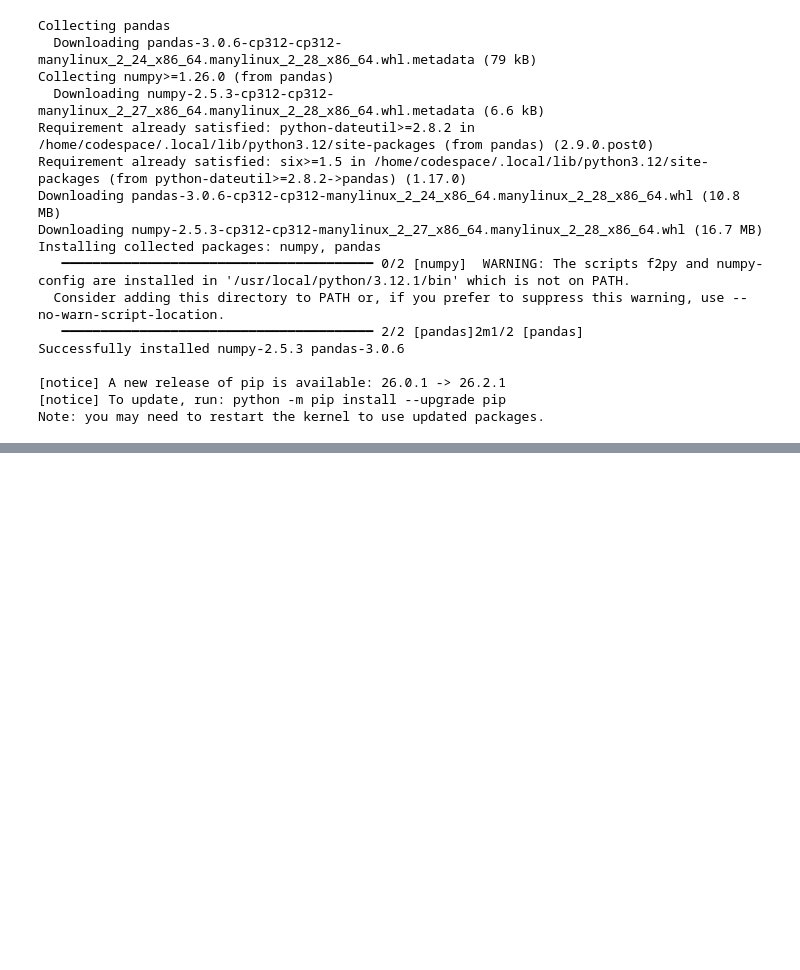
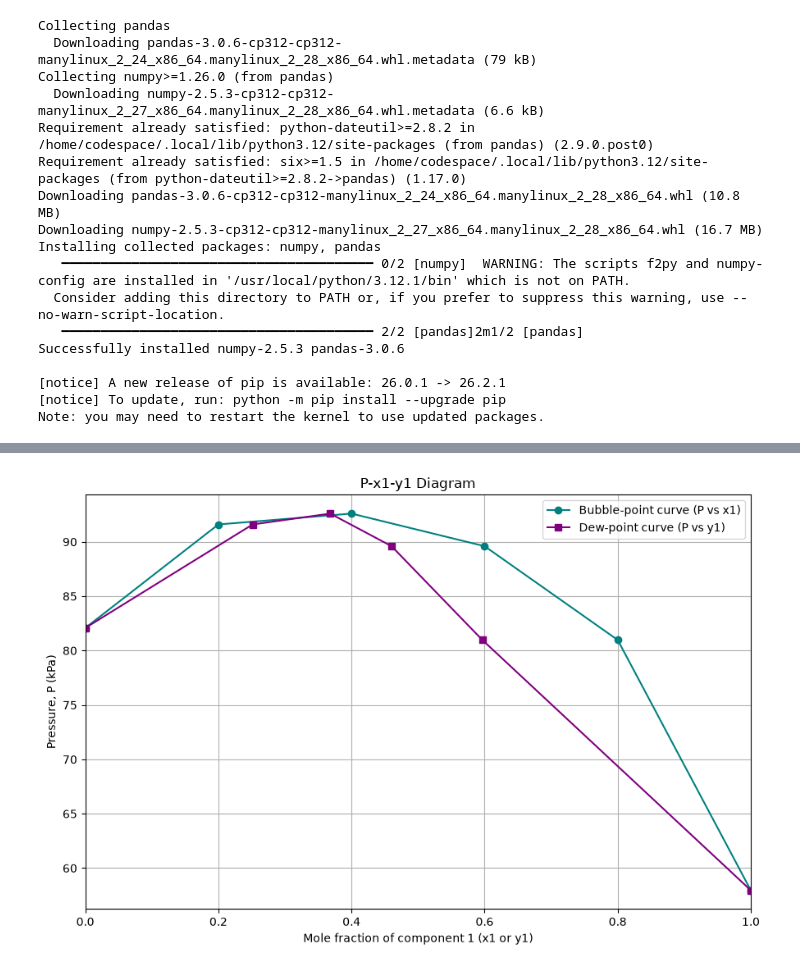
Before and after one commit to vakilpriyanshu-ui/CP_Practical, a Jupyter notebook: 00_Test.ipynb, the cells around one changed output, grey strips where cells are left out. Cells and saved outputs as stored; diff of their text form; code cells hidden in the pictures; blank space fills up the shorter version.

```diff
--- a/00_Test.ipynb
+++ b/00_Test.ipynb
@@ -276,0 +420,36 @@ display(HTML(chart_svg))
+# %%
+
+import numpy as np
+import matplotlib.pyplot as plt
+
+# Given data
+x1 = np.array([
+    0.0, 0.2, 0.4,0.6,  0.8, 1.0
+])
+
+x2 = 1 - x1
+
+P = np.array([
+    82.08, 91.60, 92.60, 89.60, 80.98, 57.96
+])
+
+y1 = np.array([
+    0.0000, 0.2515,0.3680, 0.46021, 0.5966, 1.0000
+])
+
+# Plot P-x1 and P-y1 curves
+plt.figure(figsize=(9, 6))
+
+plt.plot(x1, P, 'o-', label='Bubble-point curve (P vs x1)', color = 'teal')
+plt.plot(y1, P, 's-', label='Dew-point curve (P vs y1)', color = 'purple')
+
+plt.xlabel('Mole fraction of component 1 (x1 or y1)')
+plt.ylabel('Pressure, P (kPa)')
+plt.title('P-x1-y1 Diagram')
+plt.xlim(0, 1)
+plt.grid(True)
+plt.legend()
+plt.tight_layout()
+plt.show()
+# %% [output]
+[figure, added]
```
Also changed, not shown: parts of 3 cells of this notebook.
